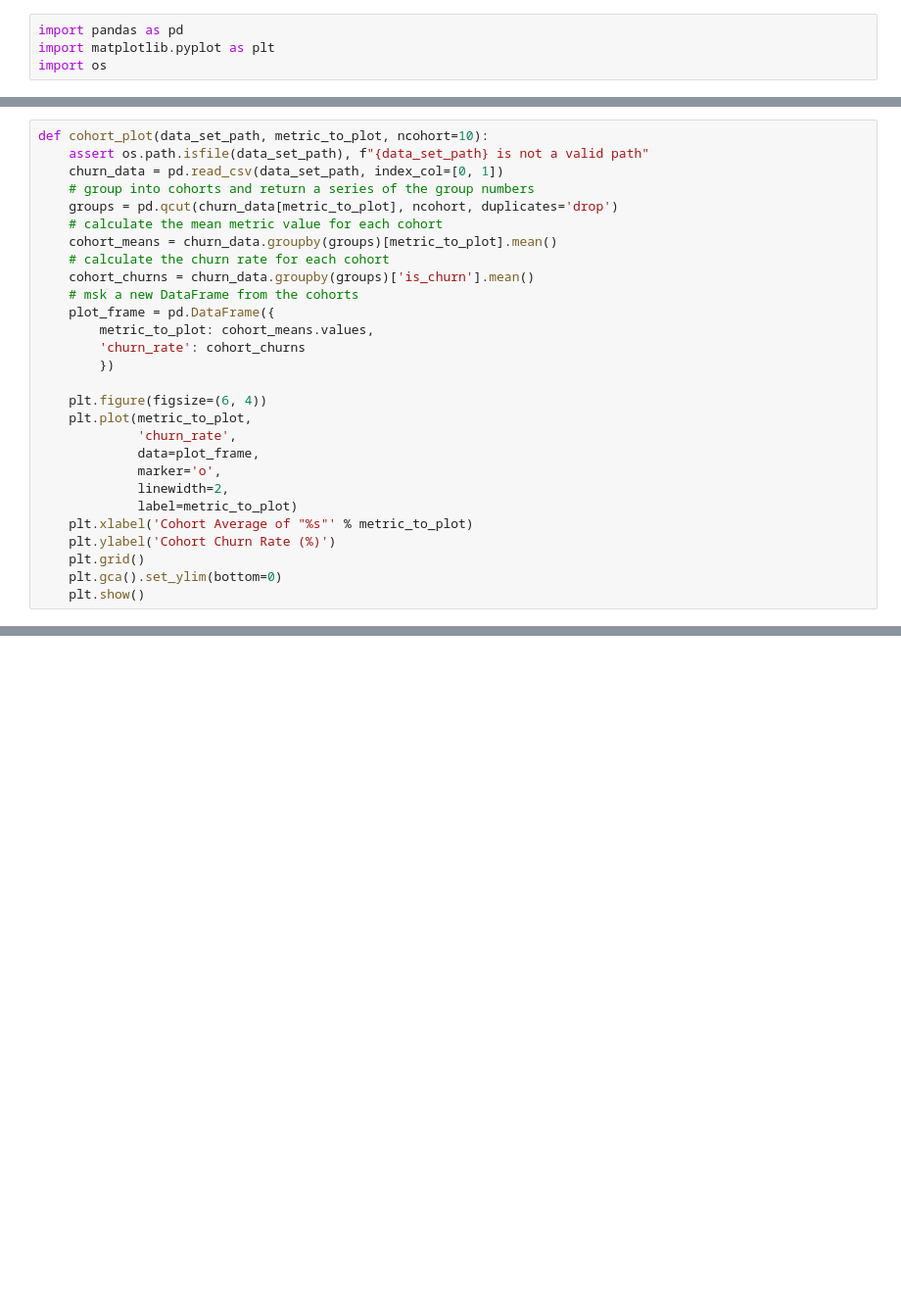
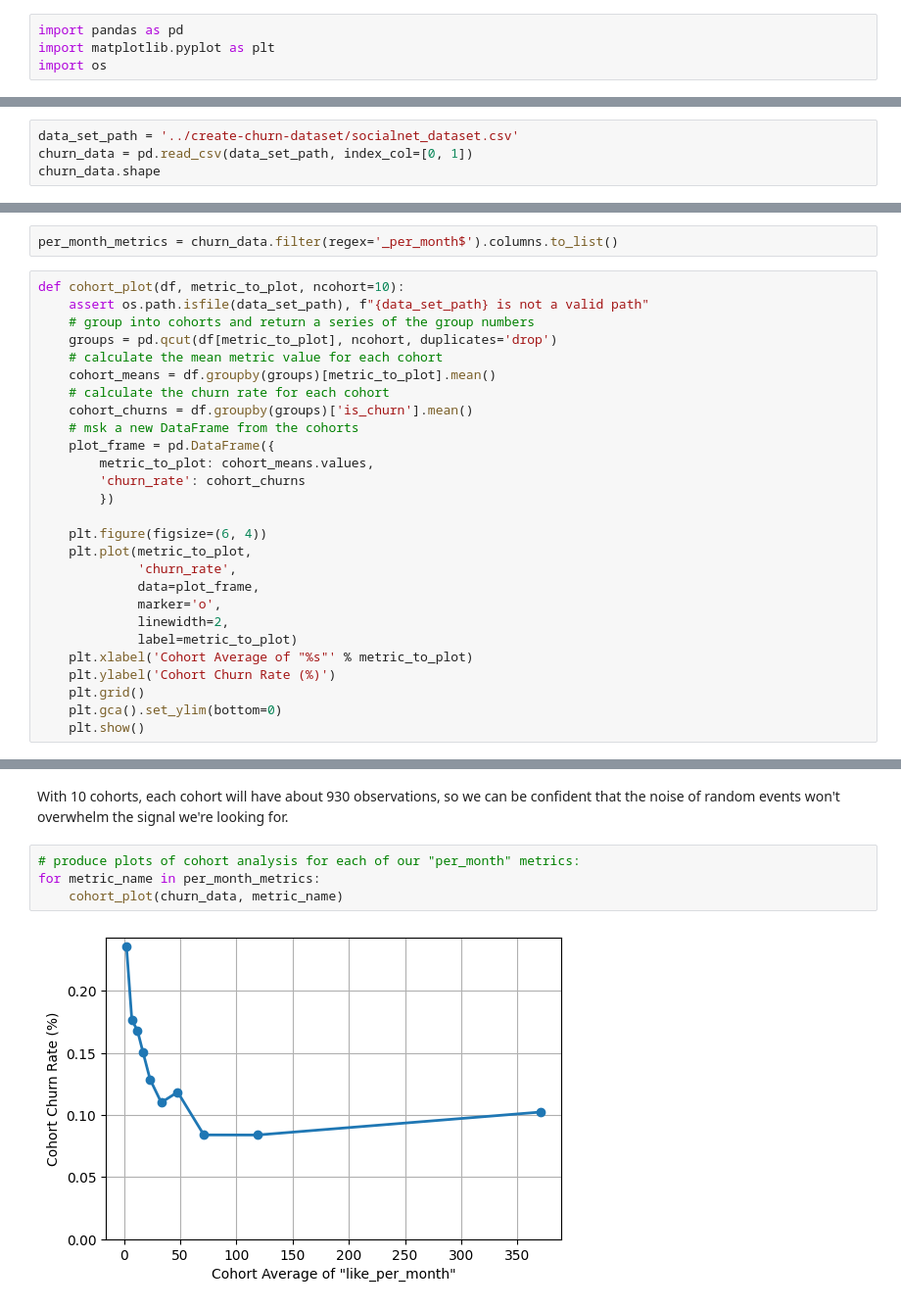
Before and after one commit to richhuwtaylor/fighting-churn, a Jupyter notebook: metric-cohorts/metric-cohorts.ipynb, the cells around one changed output, grey strips where cells are left out. Shown at 98% size. Saved outputs shown, nothing was run; the diff lists cells and outputs as text; blank space fills up the shorter version.

```diff
--- a/metric-cohorts/metric-cohorts.ipynb
+++ b/metric-cohorts/metric-cohorts.ipynb
@@ -16,3 +16,7 @@ The procedure is as follows:
 
 Sometimes, a customer appears more than once in one cohort;
 at other times, the same customer appears in different cohorts. This makes sense because we're investigating the hypothesis that the behaviour represented by the metric is related to churn, not that the identity of the customer or the timing of the observation is related to churn.
+# %%
+data_set_path = '../create-churn-dataset/socialnet_dataset.csv'
+churn_data = pd.read_csv(data_set_path, index_col=[0, 1])
+churn_data.shape
@@ -19,13 +25,14 @@ at other times, the same customer appears in different cohorts. This makes sense
+# %%
+per_month_metrics = churn_data.filter(regex='_per_month$').columns.to_list()
 # %%
-def cohort_plot(data_set_path, metric_to_plot, ncohort=10):
+def cohort_plot(df, metric_to_plot, ncohort=10):
     assert os.path.isfile(data_set_path), f"{data_set_path} is not a valid path"
-    churn_data = pd.read_csv(data_set_path, index_col=[0, 1])
     # group into cohorts and return a series of the group numbers
-    groups = pd.qcut(churn_data[metric_to_plot], ncohort, duplicates='drop')
+    groups = pd.qcut(df[metric_to_plot], ncohort, duplicates='drop')
     # calculate the mean metric value for each cohort
-    cohort_means = churn_data.groupby(groups)[metric_to_plot].mean()
+    cohort_means = df.groupby(groups)[metric_to_plot].mean()
     # calculate the churn rate for each cohort
-    cohort_churns = churn_data.groupby(groups)['is_churn'].mean()
+    cohort_churns = df.groupby(groups)['is_churn'].mean()
     # msk a new DataFrame from the cohorts
     plot_frame = pd.DataFrame({
         metric_to_plot: cohort_means.values,
@@ -51,0 +56,8 @@ cohort_plot('../create-churn-dataset/socialnet_dataset.csv', 'post_per_month')
+# %% [markdown]
+With 10 cohorts, each cohort will have about 930 observations, so we can be confident that the noise of random events won't overwhelm the signal we're looking for.
+# %%
+# produce plots of cohort analysis for each of our "per_month" metrics:
+for metric_name in per_month_metrics:
+    cohort_plot(churn_data, metric_name)
+# %% [output]
+[figure, added]
```
Also changed, not shown: parts of 6 cells of this notebook, 2 other files.
